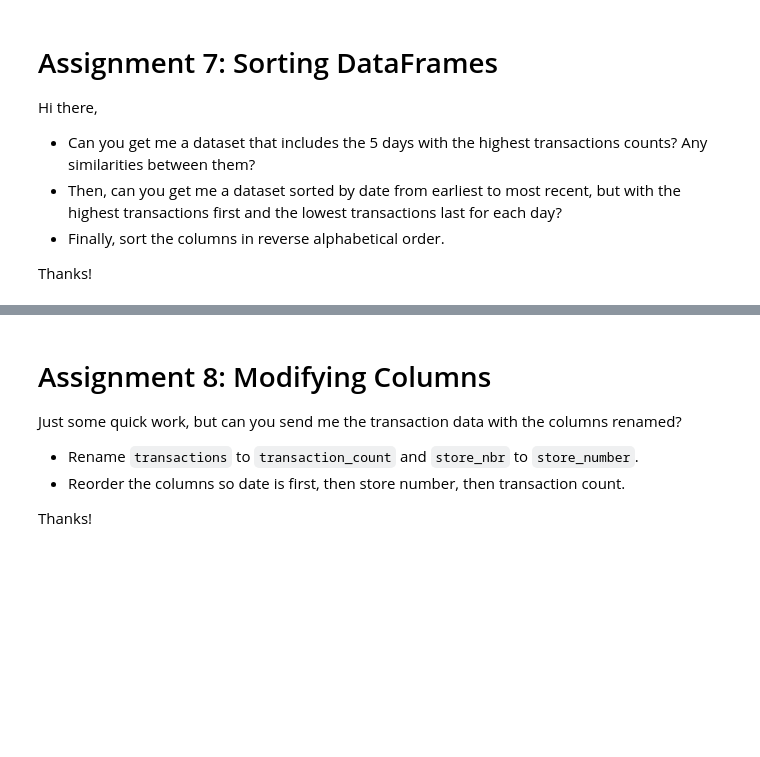
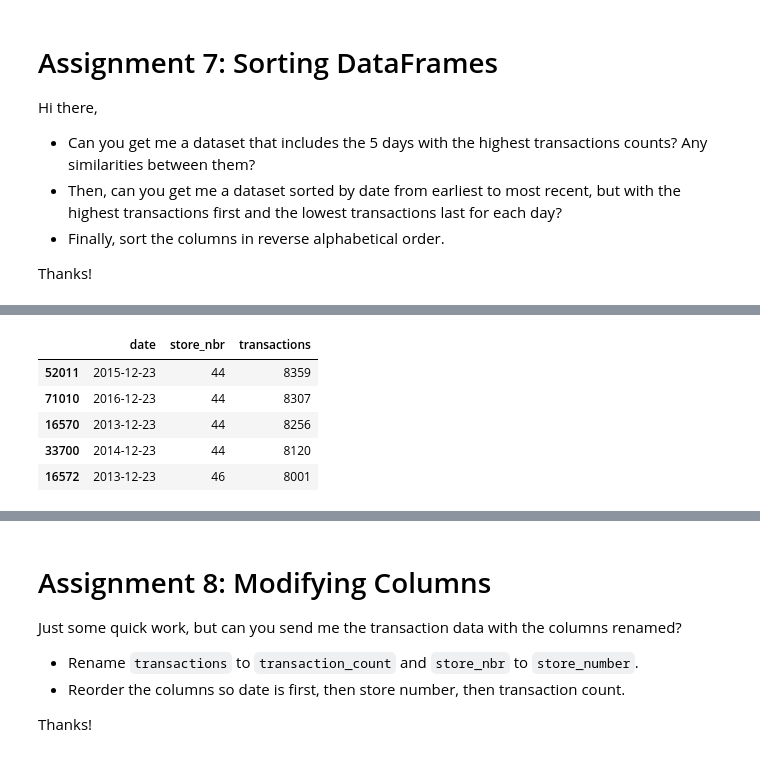
Before and after one commit to amorganhunt/Maven-NumPy-and-Pandas-2, a Jupyter notebook: maven_python_course/DataFrames/section03_DataFrames.ipynb, the cells around one changed output, grey strips where cells are left out. Drawn from its saved outputs; the diff is of its cells as text; code cells hidden in the pictures; blank space fills up the shorter version.

```diff
--- a/maven_python_course/DataFrames/section03_DataFrames.ipynb
+++ b/maven_python_course/DataFrames/section03_DataFrames.ipynb
@@ -345,0 +353,11 @@ transactions.head()
+# %%
+transactions_high = transactions_df.sort_values("transactions", ascending=False)
+
+transactions_high.iloc[:5, :]
+# %% [output]
+|  | date | store_nbr | transactions |
+| 52011 | 2015-12-23 | 44 | 8359 |
+| 71010 | 2016-12-23 | 44 | 8307 |
+| 16570 | 2013-12-23 | 44 | 8256 |
+| 33700 | 2014-12-23 | 44 | 8120 |
+| 16572 | 2013-12-23 | 46 | 8001 |
```
Also changed, not shown: parts of 3 cells of this notebook, 1 other file.
